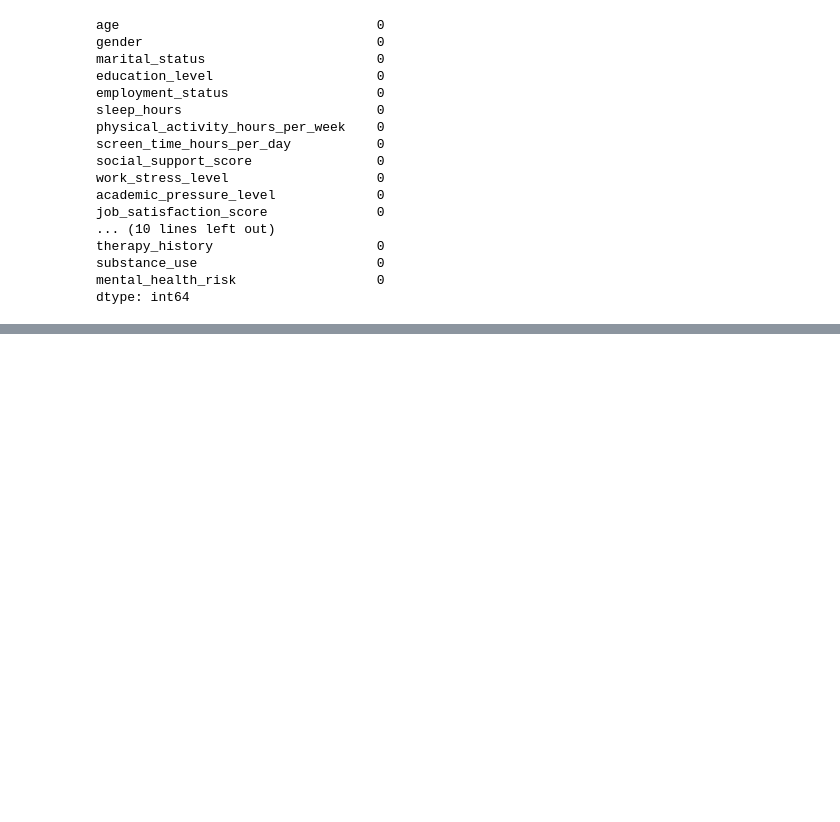
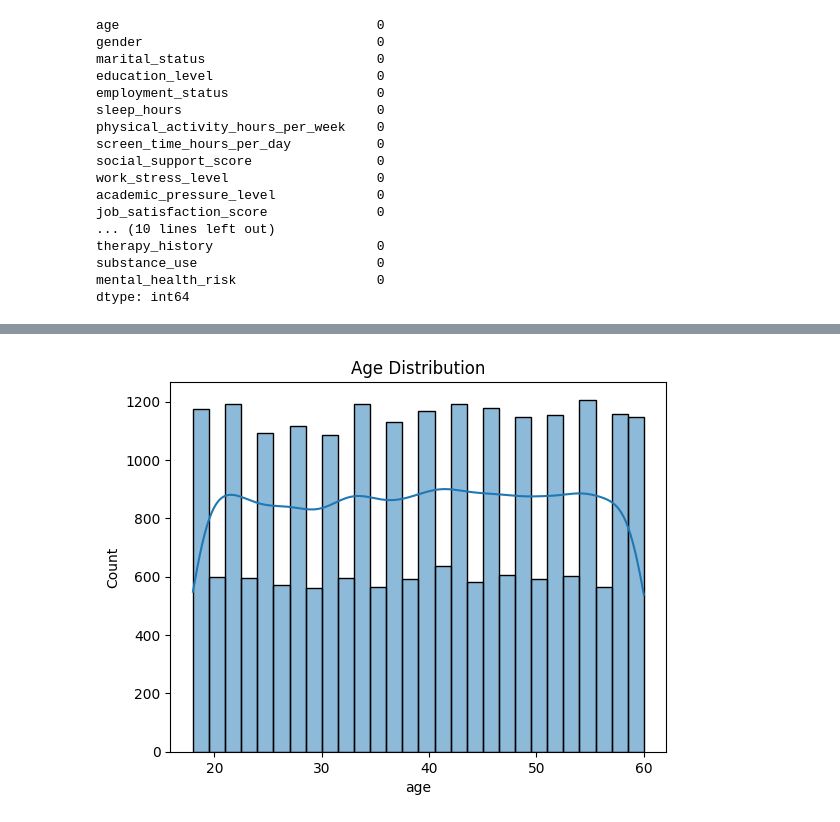
Before and after one commit to JaysonC41/mental_health_risks, a Jupyter notebook: notebooks/mental_health_risks.ipynb, the cells around one changed output, grey strips where cells are left out. Drawn from its saved outputs; the diff is of its cells as text; code cells hidden in the pictures; blank space fills up the shorter version.

```diff
--- a/notebooks/mental_health_risks.ipynb
+++ b/notebooks/mental_health_risks.ipynb
@@ -223,0 +89,6 @@ sns.pairplot(df[['age', 'mental_health_risk']], height=5, aspect = 1.5, diag_kin
+# %%
+sns.histplot(df['age'], kde=True)
+plt.title("Age Distribution")
+plt.show()
+# %% [output]
+[figure, added]
```
Also changed, not shown: parts of 42 cells of this notebook, 5 other files.
